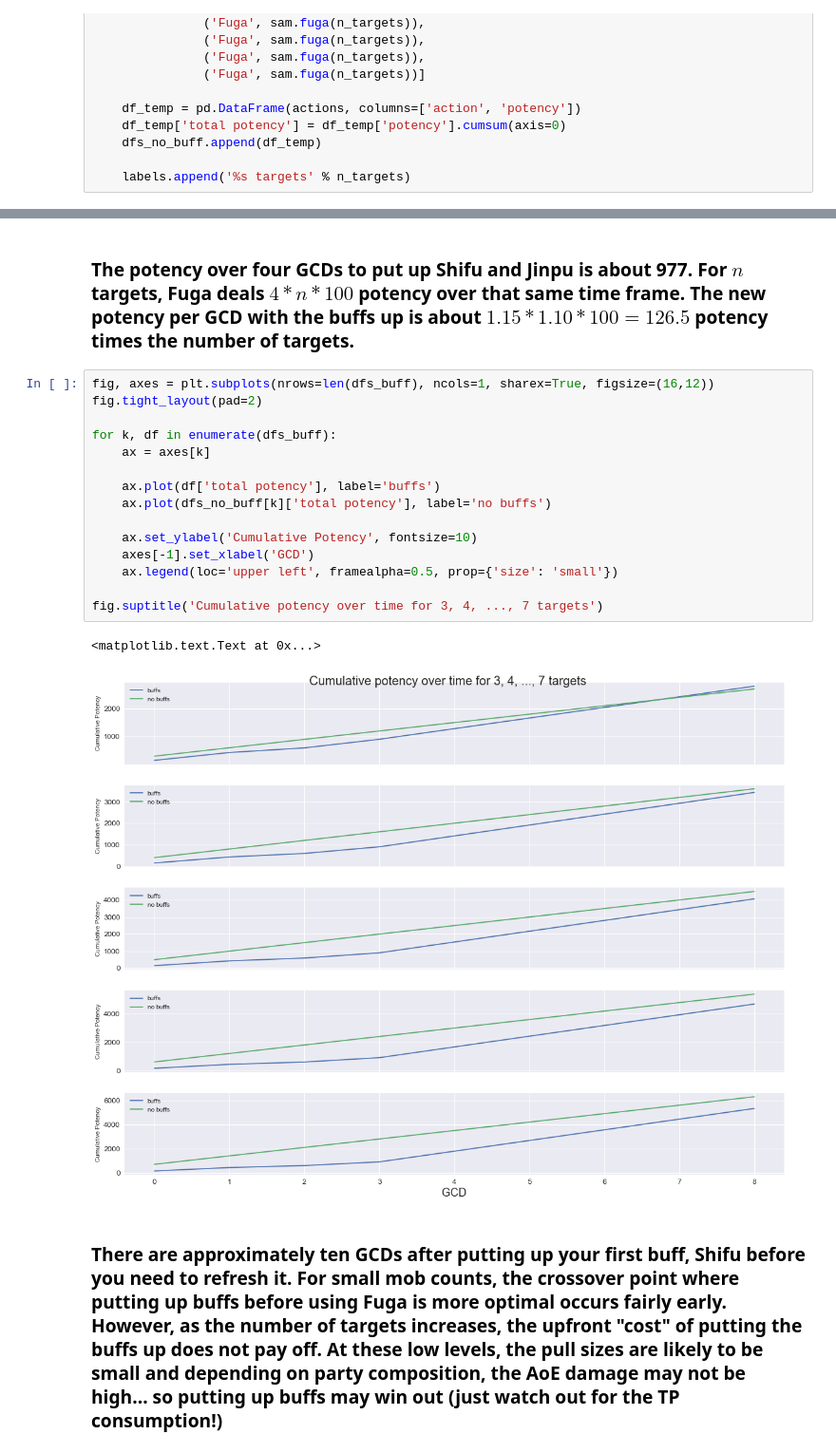
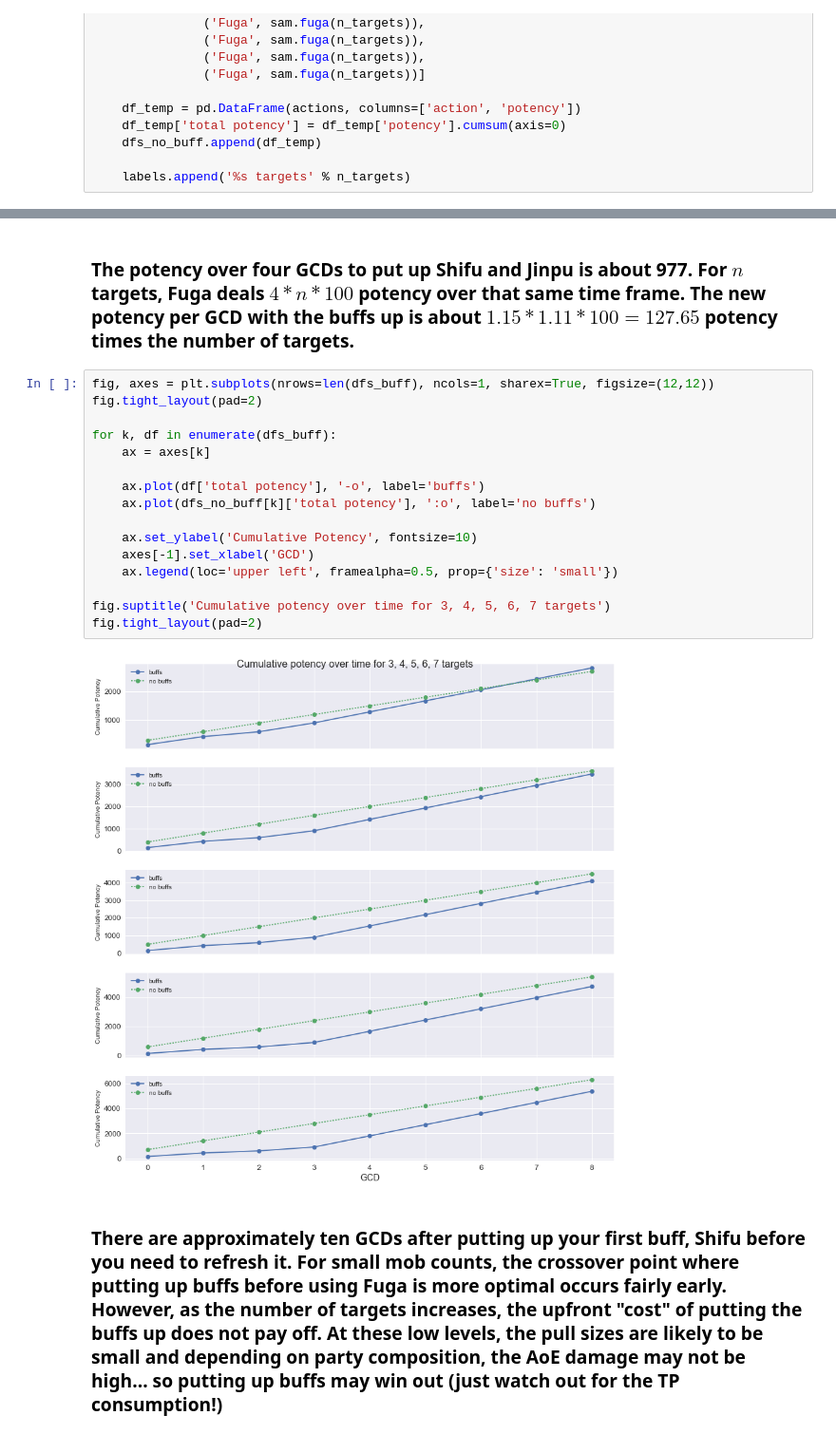
Before and after one commit to rconcep/ffxiv, a Jupyter notebook: sam-by-the-numbers.ipynb, the cells around one changed output, grey strips where cells are left out. Shown at 95% size. Saved outputs shown, nothing was run; the diff lists cells and outputs as text.

```diff
--- a/sam-by-the-numbers.ipynb
+++ b/sam-by-the-numbers.ipynb
@@ -198,23 +202,23 @@ compare_n_potencies(dfs_no_buff, labels)
 # %% [markdown]
-### The potency over four GCDs to put up Shifu and Jinpu is about 977. For $n$ targets, Fuga deals $4*n*100$ potency over that same time frame. The new potency per GCD with the buffs up is about $1.15*1.10*100=126.5$ potency times the number of targets.
+### The potency over four GCDs to put up Shifu and Jinpu is about 977. For $n$ targets, Fuga deals $4*n*100$ potency over that same time frame. The new potency per GCD with the buffs up is about $1.15*1.11*100=127.65$ potency times the number of targets.
 # %%
-fig, axes = plt.subplots(nrows=len(dfs_buff), ncols=1, sharex=True, figsize=(16,12))
+fig, axes = plt.subplots(nrows=len(dfs_buff), ncols=1, sharex=True, figsize=(12,12))
 fig.tight_layout(pad=2)
 
 for k, df in enumerate(dfs_buff):
     ax = axes[k]
 
-    ax.plot(df['total potency'], label='buffs')
-    ax.plot(dfs_no_buff[k]['total potency'], label='no buffs')
+    ax.plot(df['total potency'], '-o', label='buffs')
+    ax.plot(dfs_no_buff[k]['total potency'], ':o', label='no buffs')
 
     ax.set_ylabel('Cumulative Potency', fontsize=10)
     axes[-1].set_xlabel('GCD')
     ax.legend(loc='upper left', framealpha=0.5, prop={'size': 'small'})
 
-fig.suptitle('Cumulative potency over time for 3, 4, ..., 7 targets')
+fig.suptitle('Cumulative potency over time for 3, 4, 5, 6, 7 targets')
+fig.tight_layout(pad=2)
 # %% [output]
-<matplotlib.text.Text at 0x...>
-[figure, old version]
+[figure, new version]
 # %% [markdown]
 ### There are approximately ten GCDs after putting up your first buff, Shifu before you need to refresh it. For small mob counts, the crossover point where putting up buffs before using Fuga is more optimal occurs fairly early. However, as the number of targets increases, the upfront "cost" of putting the buffs up does not pay off. At these low levels, the pull sizes are likely to be small and depending on party composition, the AoE damage may not be high... so putting up buffs may win out (just watch out for the TP consumption!)
 # %% [markdown]
```
Also changed, not shown: parts of 70 cells of this notebook, 6 other files.
